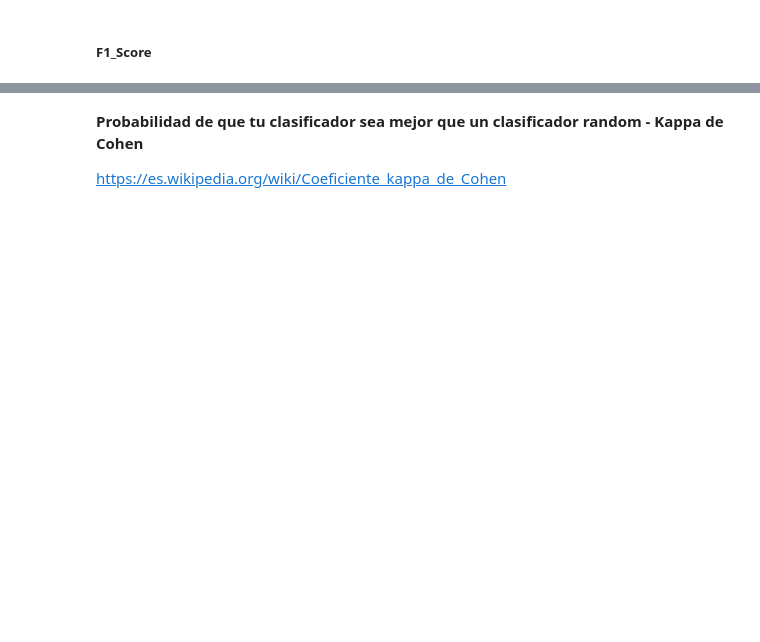
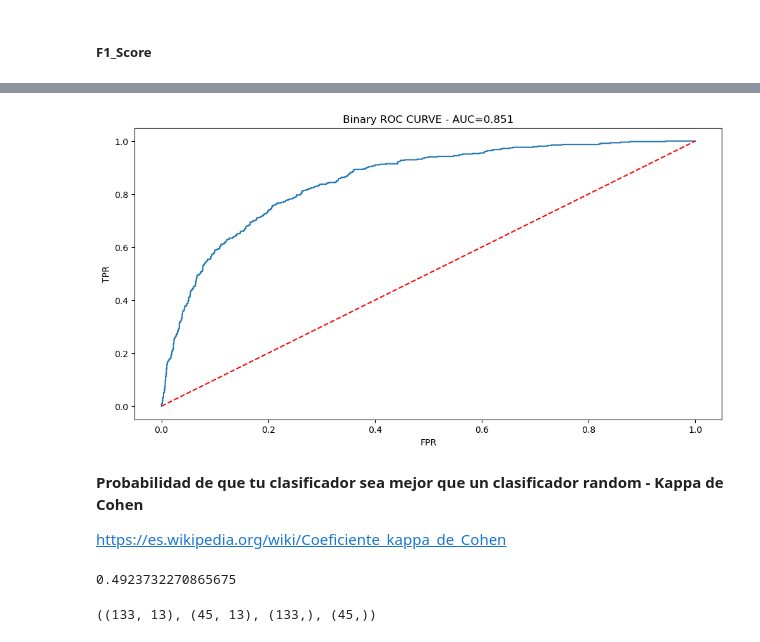
Before and after one commit to Ironhack-Data-Madrid-Abril-2023/apuntes_clase, a Jupyter notebook: semana_7/2.1 - Evaluacion Supervisado.ipynb, the cells around one changed output, grey strips where cells are left out. Saved outputs shown, nothing was run; the diff lists cells and outputs as text; code cells hidden in the pictures; blank space fills up the shorter version.

```diff
--- a/semana_7/2.1 - Evaluacion Supervisado.ipynb
+++ b/semana_7/2.1 - Evaluacion Supervisado.ipynb
@@ -92,3 +382,24 @@ pertenecen al intervalo (-$\infty$, 1]
+# %%
+# BIEN PINTAO
+
+plt.figure(figsize=(12, 6))
+
+fpr, tpr, _ = roc(y_test, y_prob)
+
+a=auc(y_test, y_prob)
+
+plt.plot(fpr, tpr)
+
+plt.plot(fpr, fpr, 'r--')
+
+plt.xlabel('FPR')
+plt.ylabel('TPR')
+
+plt.title('Binary ROC CURVE - AUC={:.3f}'.format(a))
+
+plt.show();
+# %% [output]
+[figure, added]
 # %% [markdown]
 **Probabilidad de que tu clasificador sea mejor que un clasificador random - Kappa de Cohen**
 
@@ -95,0 +409,4 @@ https://es.wikipedia.org/wiki/Coeficiente_kappa_de_Cohen
+# %%
+kappa(y_test, y_pred_logreg)
+# %% [output]
+0.4923732270865675
@@ -95,0 +415,12 @@ https://es.wikipedia.org/wiki/Coeficiente_kappa_de_Cohen
+# %%
+from sklearn.datasets import load_wine
+
+X=load_wine().data
+
+y=load_wine().target
+
+X_train, X_test, y_train, y_test = tts(X, y)
+
+X_train.shape, X_test.shape, y_train.shape, y_test.shape
+# %% [output]
+((133, 13), (45, 13), (133,), (45,))
```
Also changed, not shown: parts of 50 cells of this notebook, 1 other file.
